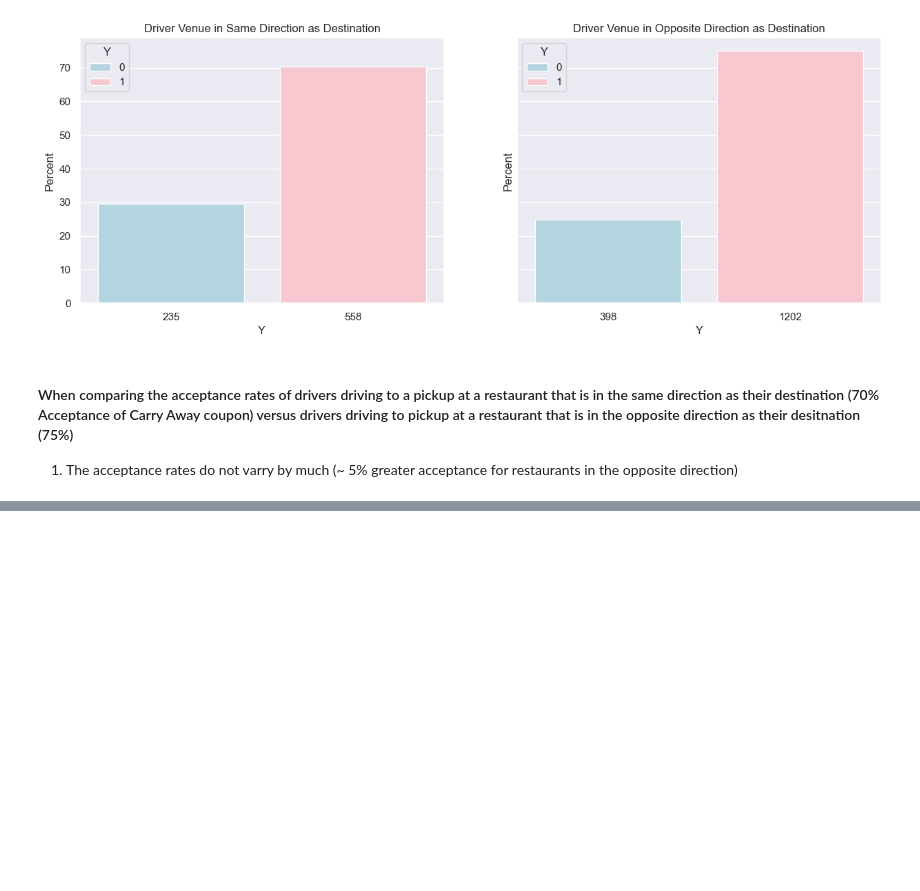
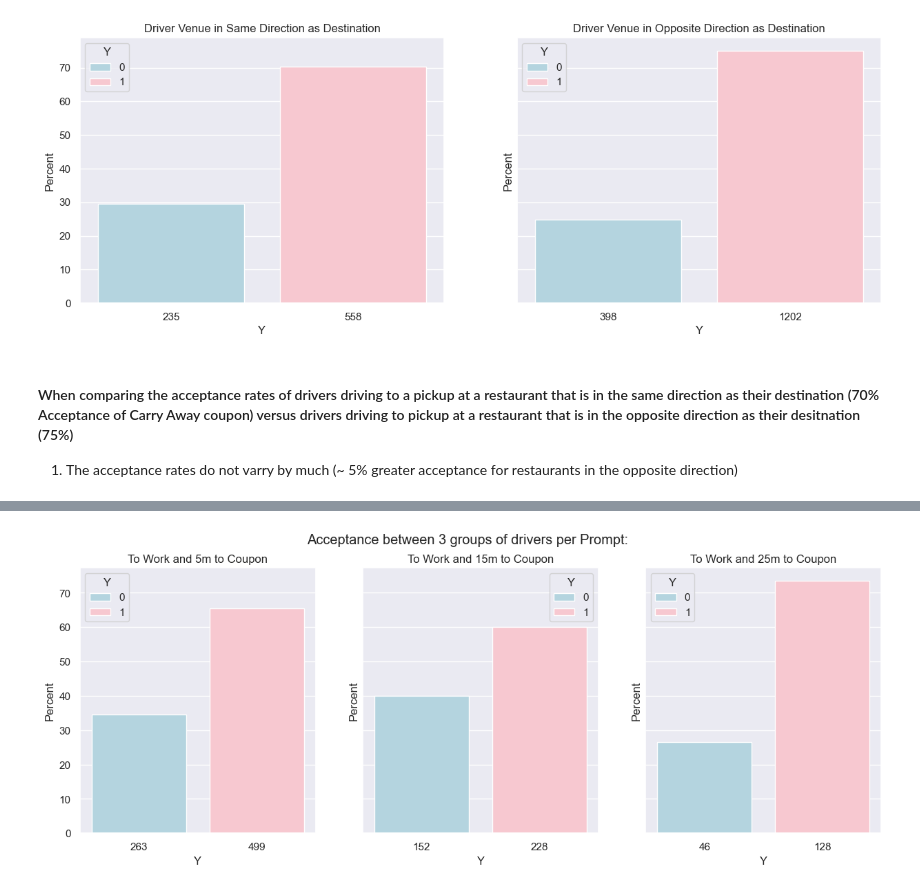
Before and after one commit to kesavan2017/ucbe-AIML-practical-application-51, a Jupyter notebook: prompt.ipynb, the cells around one changed output, grey strips where cells are left out. Saved outputs shown, nothing was run; the diff lists cells and outputs as text; code cells hidden in the pictures; blank space fills up the shorter version.

```diff
--- a/prompt.ipynb
+++ b/prompt.ipynb
@@ -706,0 +710,16 @@ plt.show()
+# %%
+#toCoupon_GEQ5min 	 [1]
+#toCoupon_GEQ15min 	 [0 1]
+#toCoupon_GEQ25min 	 [0 1]
+
+df_carryaway_dest_work_and_dist5m = df_carry_away_coupon.query('(destination == "Work") and (toCoupon_GEQ5min == 1)').groupby(['Y'])[['Y']].count()
+df_carryaway_dest_work_and_dist5m['percent'] = (df_carryaway_dest_work_and_dist5m['Y']/df_carryaway_dest_work_and_dist5m.Y.sum())*100
+display (df_carryaway_dest_work_and_dist5m)
+
+df_carryaway_dest_work_and_dist15m = df_carry_away_coupon.query('(destination == "Work") and (toCoupon_GEQ15min == 1)').groupby(['Y'])[['Y']].count()
+df_carryaway_dest_work_and_dist15m['percent'] = (df_carryaway_dest_work_and_dist15m['Y']/df_carryaway_dest_work_and_dist15m.Y.sum())*100
+display (df_carryaway_dest_work_and_dist15m)
+
+df_carryaway_dest_work_and_dist25m = df_carry_away_coupon.query('(destination == "Work") and (toCoupon_GEQ25min == 1)').groupby(['Y'])[['Y']].count()
+df_carryaway_dest_work_and_dist25m['percent'] = (df_carryaway_dest_work_and_dist25m['Y']/df_carryaway_dest_work_and_dist25m.Y.sum())*100
+display (df_carryaway_dest_work_and_dist25m)
@@ -706,0 +739,19 @@ plt.show()
+# %%
+fig_ind4, axes = plt.subplots(1, 3, figsize=(15, 5), sharey=True)
+fig_ind4.suptitle('Acceptance between 3 groups of drivers per Prompt:')
+
+sns.barplot(ax=axes[0], x=df_carryaway_dest_work_and_dist5m['Y'], y=df_carryaway_dest_work_and_dist5m['percent'], hue=df_carryaway_dest_work_and_dist5m.index.astype(str), palette=['lightblue', 'pink'], dodge=False)
+sns.barplot(ax=axes[1], x=df_carryaway_dest_work_and_dist15m['Y'], y=df_carryaway_dest_work_and_dist15m['percent'], hue=df_carryaway_dest_work_and_dist15m.index.astype(str), palette=['lightblue', 'pink'], dodge=False)
+sns.barplot(ax=axes[2], x=df_carryaway_dest_work_and_dist25m['Y'], y=df_carryaway_dest_work_and_dist25m['percent'], hue=df_carryaway_dest_work_and_dist25m.index.astype(str), palette=['lightblue', 'pink'], dodge=False)
+
+axes[0].set_title("To Work and 5m to Coupon")
+axes[1].set_title("To Work and 15m to Coupon")
+axes[2].set_title("To Work and 25m to Coupon")
+axes[0].set(ylabel='Percent')
+axes[1].set(ylabel='Percent')
+axes[2].set(ylabel='Percent')
+
+
+plt.show()
+# %% [output]
+[figure, added]
```
Also changed, not shown: parts of 8 cells of this notebook.
